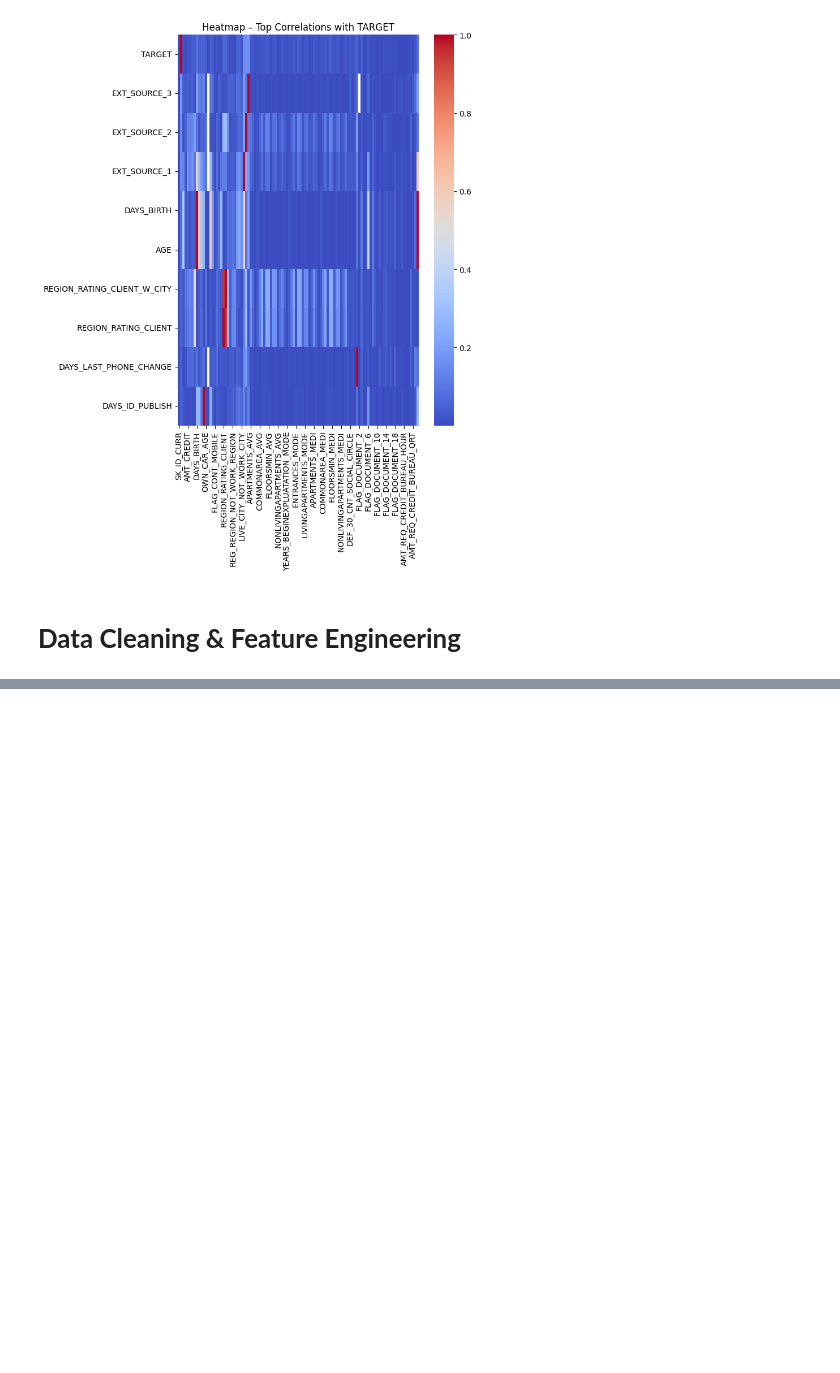
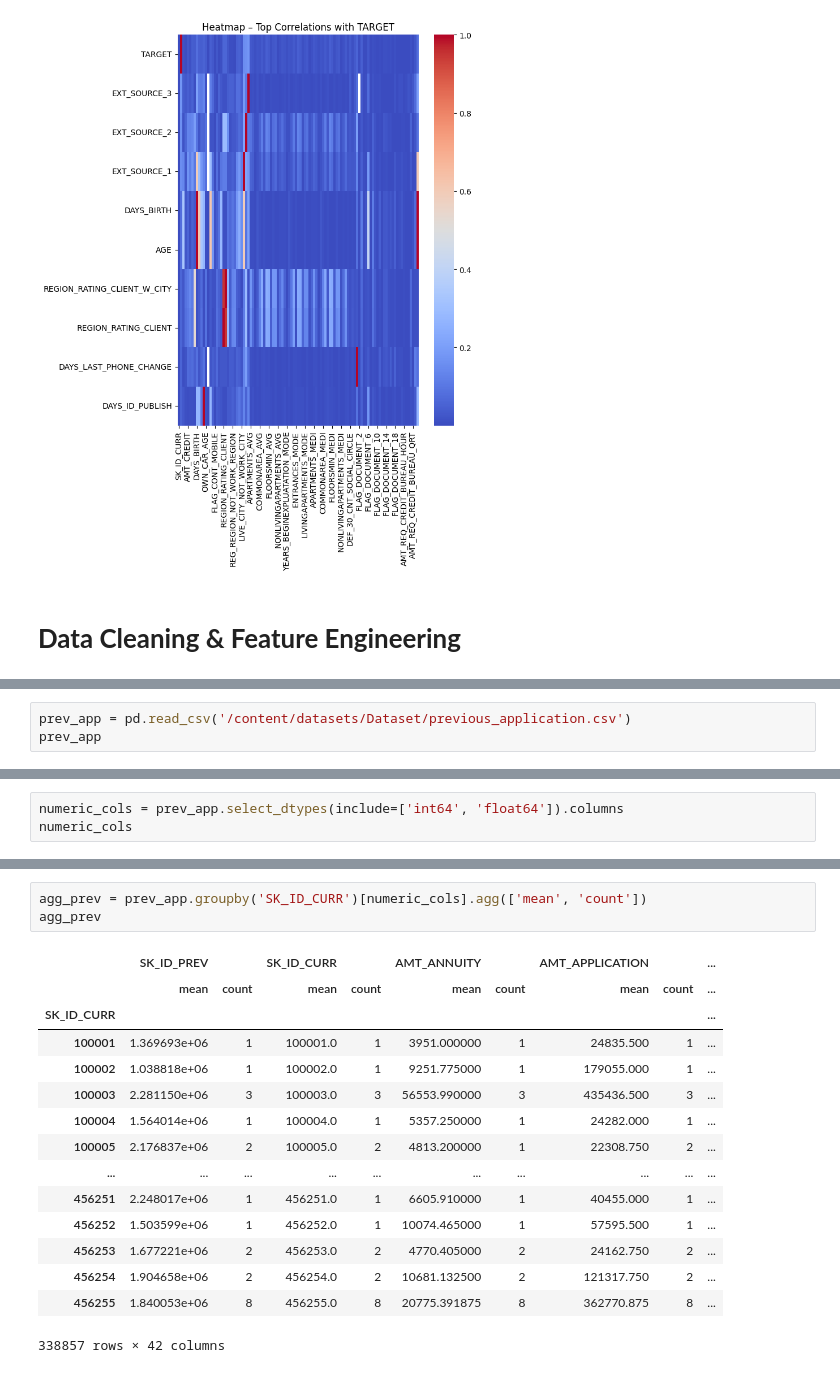
Before and after one commit to nandhakumar-v-19/Home-Loan-Default-Risk-Management, a Jupyter notebook: Home_Loan_Default_Risk_Management.ipynb, the cells around one changed output, grey strips where cells are left out. Saved outputs shown, nothing was run; the diff lists cells and outputs as text; blank space fills up the shorter version.

```diff
--- a/Home_Loan_Default_Risk_Management.ipynb
+++ b/Home_Loan_Default_Risk_Management.ipynb
@@ -613,0 +687,3 @@ print("✅ Numeric columns normalized successfully")
+# %%
+prev_app = pd.read_csv('/content/datasets/Dataset/previous_application.csv')
+prev_app
@@ -613,0 +742,3 @@ print("✅ Numeric columns normalized successfully")
+# %%
+numeric_cols = prev_app.select_dtypes(include=['int64', 'float64']).columns
+numeric_cols
@@ -613,0 +755,19 @@ print("✅ Numeric columns normalized successfully")
+# %%
+agg_prev = prev_app.groupby('SK_ID_CURR')[numeric_cols].agg(['mean', 'count'])
+agg_prev
+# %% [output]
+|  | SK_ID_PREV |  | SK_ID_CURR |  | AMT_ANNUITY |  | AMT_APPLICATION |  | ... |
+|  | mean | count | mean | count | mean | count | mean | count | ... |
+| SK_ID_CURR |  |  |  |  |  |  |  |  | ... |
+| 100001 | 1.369693e+06 | 1 | 100001.0 | 1 | 3951.000000 | 1 | 24835.500 | 1 | ... |
+| 100002 | 1.038818e+06 | 1 | 100002.0 | 1 | 9251.775000 | 1 | 179055.000 | 1 | ... |
+| 100003 | 2.281150e+06 | 3 | 100003.0 | 3 | 56553.990000 | 3 | 435436.500 | 3 | ... |
+| 100004 | 1.564014e+06 | 1 | 100004.0 | 1 | 5357.250000 | 1 | 24282.000 | 1 | ... |
+| 100005 | 2.176837e+06 | 2 | 100005.0 | 2 | 4813.200000 | 1 | 22308.750 | 2 | ... |
+| ... | ... | ... | ... | ... | ... | ... | ... | ... | ... |
+| 456251 | 2.248017e+06 | 1 | 456251.0 | 1 | 6605.910000 | 1 | 40455.000 | 1 | ... |
+| 456252 | 1.503599e+06 | 1 | 456252.0 | 1 | 10074.465000 | 1 | 57595.500 | 1 | ... |
+| 456253 | 1.677221e+06 | 2 | 456253.0 | 2 | 4770.405000 | 2 | 24162.750 | 2 | ... |
+| 456254 | 1.904658e+06 | 2 | 456254.0 | 2 | 10681.132500 | 2 | 121317.750 | 2 | ... |
+| 456255 | 1.840053e+06 | 8 | 456255.0 | 8 | 20775.391875 | 8 | 362770.875 | 8 | ... |
+338857 rows × 42 columns
```
Also changed, not shown: parts of 73 cells of this notebook.
